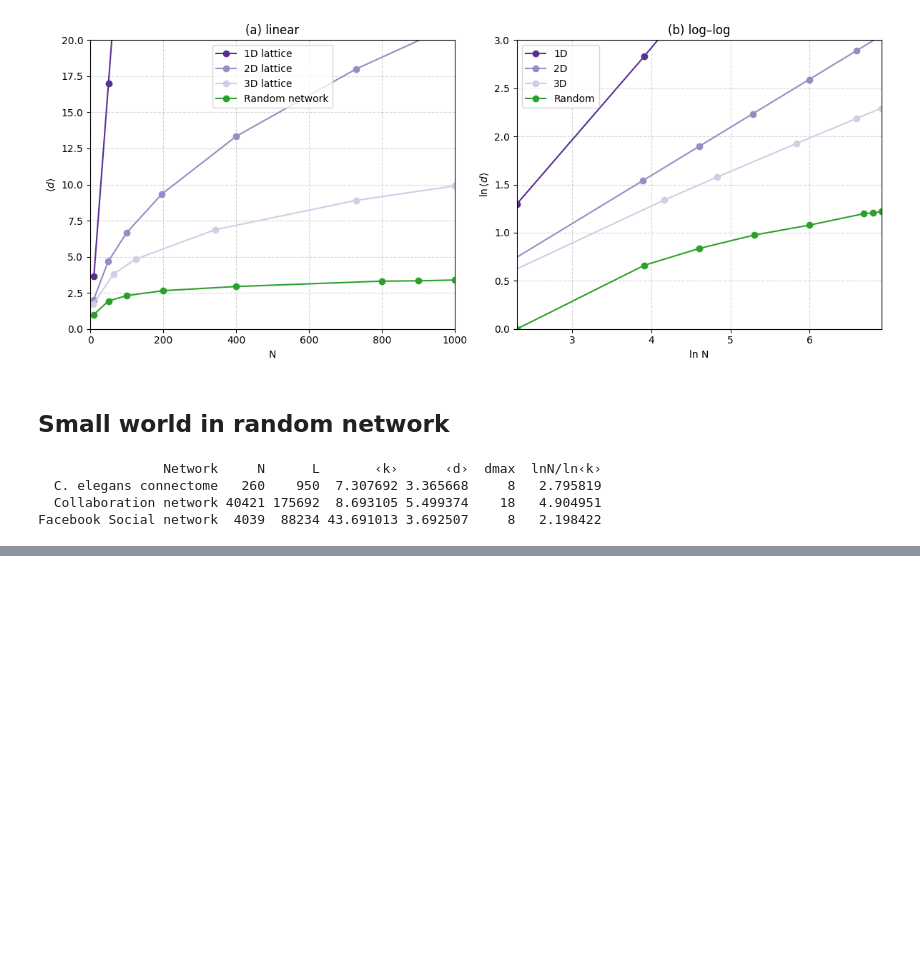
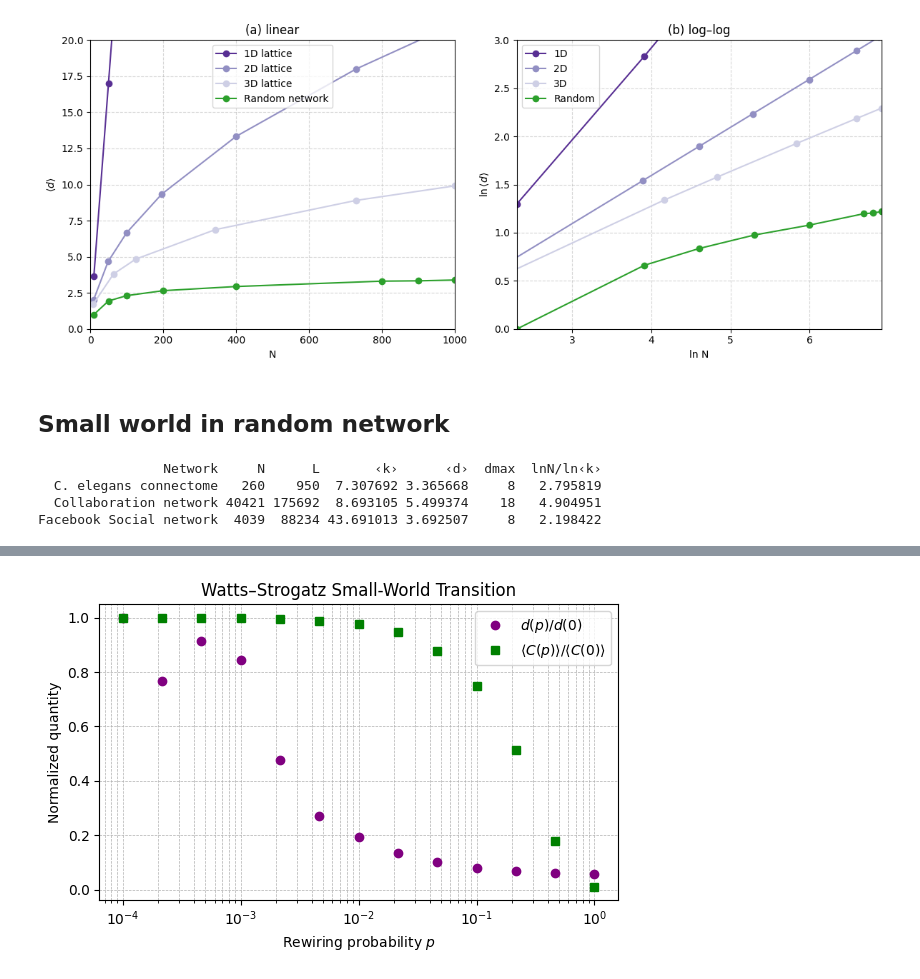
Before and after one commit to haotianh9/graph_teaching, a Jupyter notebook: NetworkScience/3_Small_word_property.ipynb, the cells around one changed output, grey strips where cells are left out. Cells and saved outputs as stored; diff of their text form; code cells hidden in the pictures; blank space fills up the shorter version.

```diff
--- a/NetworkScience/3_Small_word_property.ipynb
+++ b/NetworkScience/3_Small_word_property.ipynb
@@ -180,0 +375,49 @@ Facebook Social network  4039  88234 43.691013 3.692507     8   2.198422
+# %%
+import networkx as nx
+import numpy as np
+import matplotlib.pyplot as plt
+
+# — PARAMETERS —
+N  = 1000                  # number of nodes
+k  = 9                    # each node is connected to k nearest neighbors
+ps = np.logspace(-4, 0, 13)  # p values from 10^-4 to 1
+
+# — BASELINE at p=0 —
+G0 = nx.watts_strogatz_graph(N, k, 0, seed=42)
+C0 = nx.average_clustering(G0)
+d0 = nx.average_shortest_path_length(G0)
+
+# — COLLECT for each p —
+C_p = []
+d_p = []
+for p in ps:
+    G = nx.watts_strogatz_graph(N, k, p, seed=42)
+    C_p.append(nx.average_clustering(G))
+    try:
+        d_p.append(nx.average_shortest_path_length(G))
+    except nx.NetworkXError:
+        d_p.append(np.nan)  # disconnected => skip
+
+C_p = np.array(C_p)
+d_p = np.array(d_p)
+
+# — NORMALIZED CURVES —
+clust_ratio = C_p / C0
+dist_ratio  = d_p / d0
+
+# — PLOTTING —
+plt.figure(figsize=(6,4))
+plt.semilogx(ps, dist_ratio, 'o', color='purple',
+             label=r'$d(p)/d(0)$')
+plt.semilogx(ps, clust_ratio, 's', color='green',
+             label=r'$\langle C(p)\rangle/\langle C(0)\rangle$')
+
+plt.xlabel('Rewiring probability $p$')
+plt.ylabel('Normalized quantity')
+plt.title('Watts–Strogatz Small-World Transition')
+plt.legend(loc='best')
+plt.grid(which='both', linestyle='--', linewidth=0.5)
+plt.tight_layout()
+plt.show()
+# %% [output]
+[figure, added]
```
Also changed, not shown: parts of 8 cells of this notebook.
